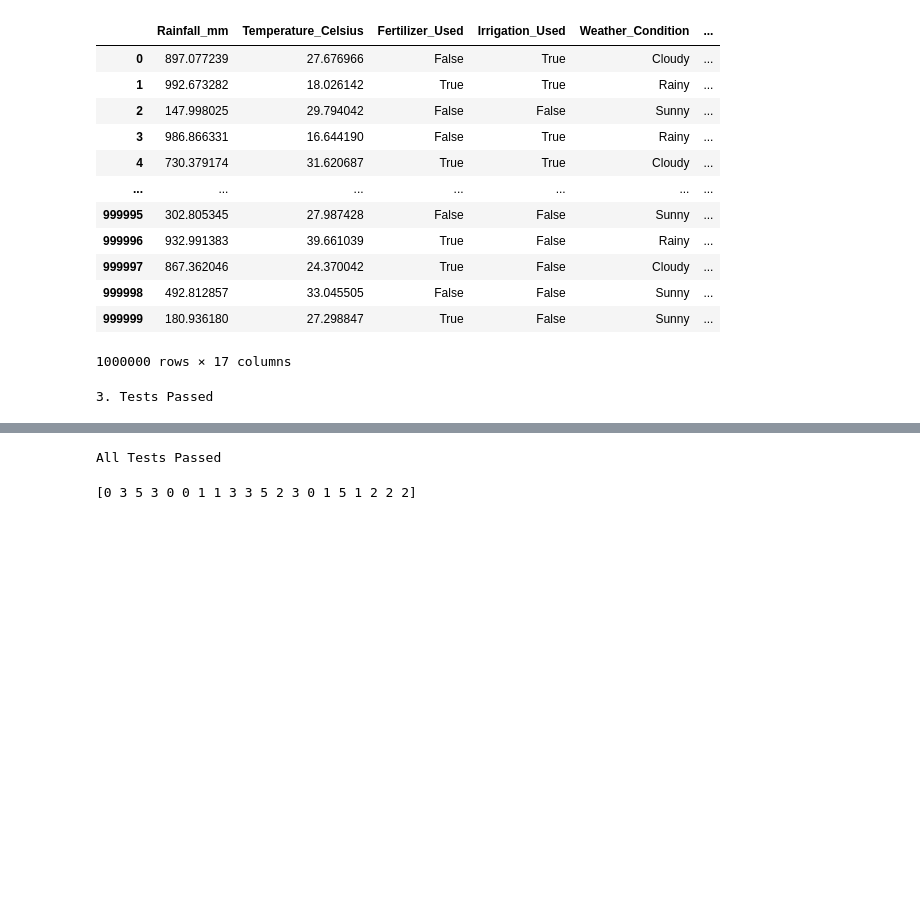
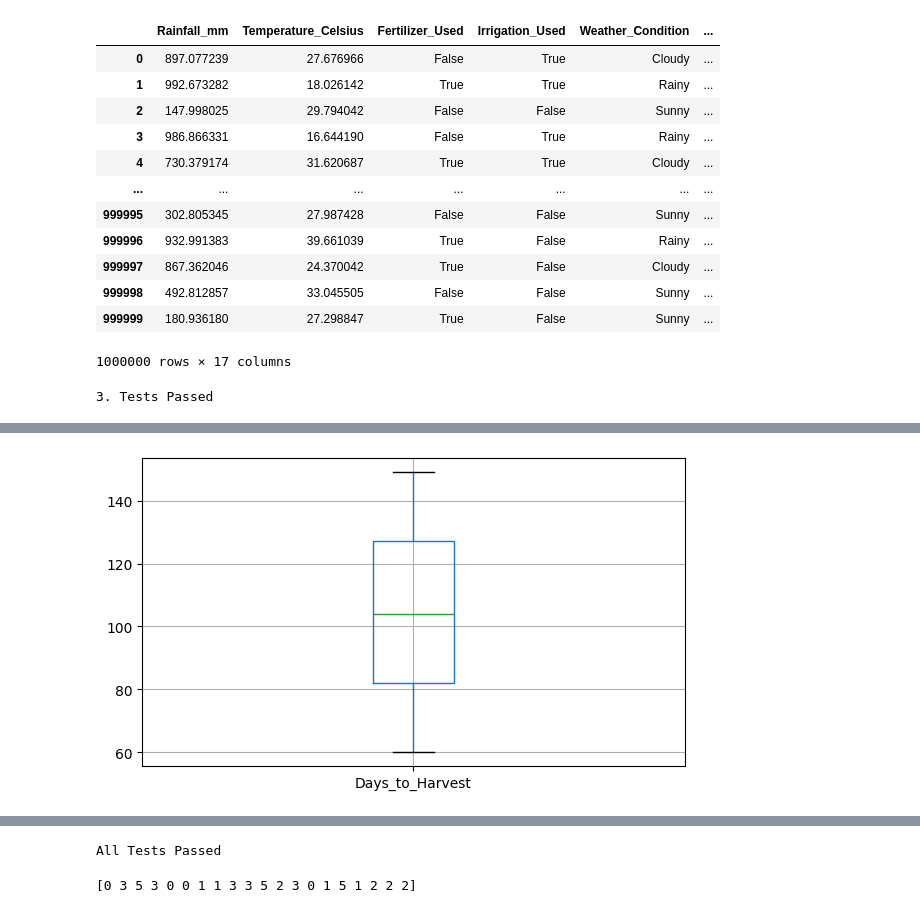
Before and after one commit to BlueJayVRStudio/CSCA5632_final, a Jupyter notebook: UnsupervisedLearningProject.ipynb, the cells around one changed output, grey strips where cells are left out. Saved outputs shown, nothing was run; the diff lists cells and outputs as text; code cells hidden in the pictures; blank space fills up the shorter version.

```diff
--- a/UnsupervisedLearningProject.ipynb
+++ b/UnsupervisedLearningProject.ipynb
@@ -167,0 +207,7 @@ print ("3. Tests Passed")
+# %%
+plt.figure(figsize=(7, 4))
+df_crop_yield[['Days_to_Harvest']].boxplot()
+plt.xticks(rotation=0)
+plt.show()
+# %% [output]
+[figure, added]
```
Also changed, not shown: parts of 16 cells of this notebook.
